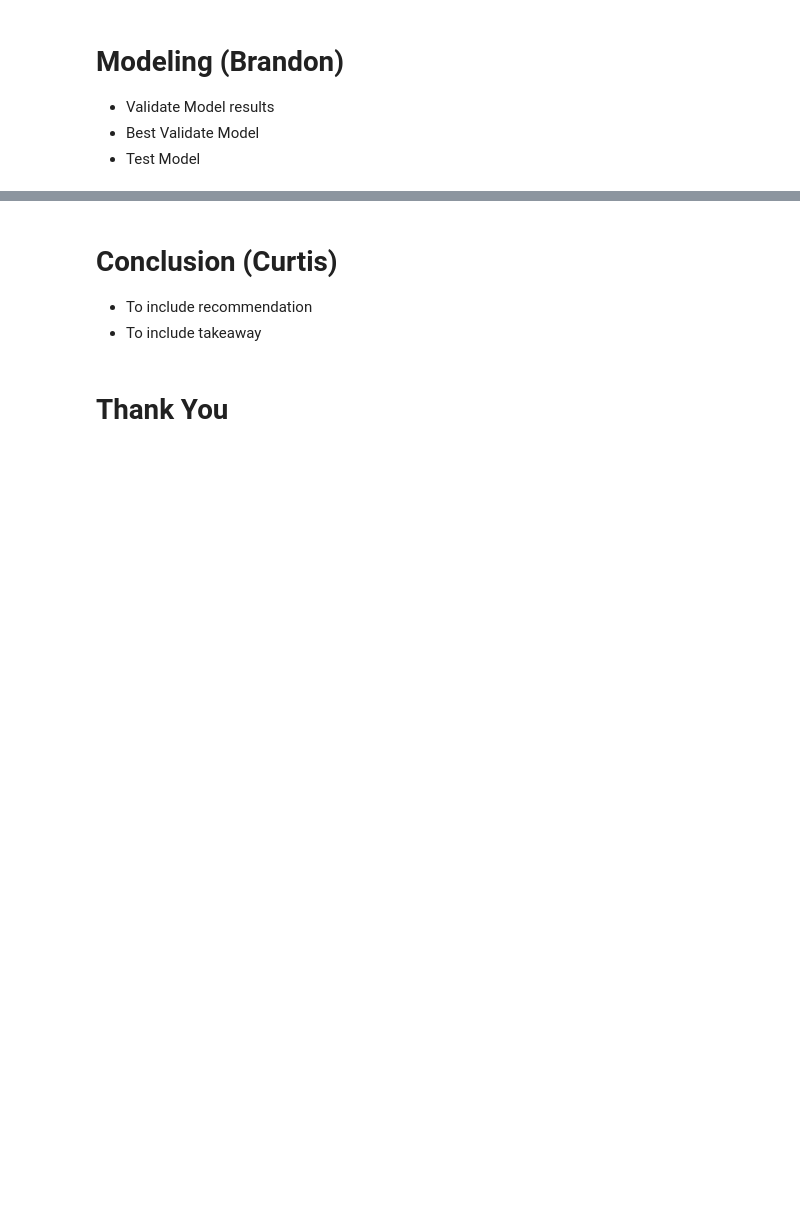
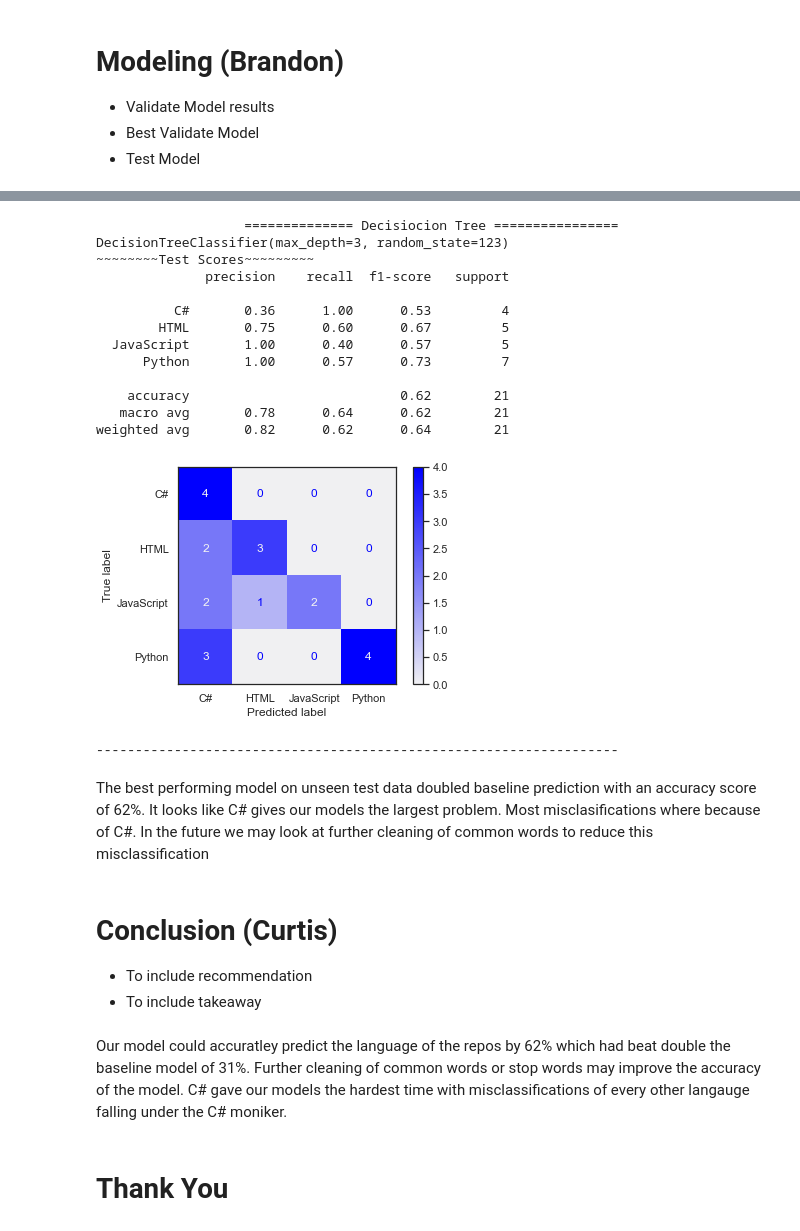
Before and after one commit to codeup-germain/github-code-composition, a Jupyter notebook: final.ipynb, the cells around one changed output, grey strips where cells are left out. Cells and saved outputs as stored; diff of their text form; code cells hidden in the pictures; blank space fills up the shorter version.

Commit message:
added modeling to final notebook

```diff
--- a/final.ipynb
+++ b/final.ipynb
@@ -204,0 +241,8 @@ train, validate, test = prepare(acquire())
+# %%
+# Creating our y train, validate and test
+y_train = train.language
+y_validate = validate.language
+y_test = test.language
+# Creating our x train validate and test using a function that
+# performs count vectorization on stemmed data
+X_train,X_validate,X_test = vectorizer_split('stemmed')
@@ -204,0 +427,22 @@ train, validate, test = prepare(acquire())
+# %%
+# Creating our x train validate and test using a function that
+# performs TFIDF vectorization on lemmatized data
+X_train,X_validate,X_test = tfidf_split('lemmatized')
+# %%
+# Run multiple variations of KNN, Decision Trees, and Random Forest
+# with differing variationds of neighbors, branches, and trees
+# saved those models to the coresponding dataframes so the best
+# performer could be called upon
+tree_models, forest_models,knn_models, tree_df, forest_df, knn_df = run_models()
+
+from sklearn import svm
+
+# make a list of algorithms we want to try for our models
+model_list = [MultinomialNB(), LinearSVC(), tree_models[tree_df.validate_accuracy.idxmax()], forest_models[forest_df.validate_accuracy.idxmax()], knn_models[knn_df.validate_accuracy.idxmax()], LogisticRegression(), svm.SVC(C= 2, decision_function_shape='ovo')]
+
+# name the models
+model_names = ['Naive_Bayes_lemmatized_TFIDF', 'SVC_lemmatized_TFIDF', 'Decision_tree_lemmatized_TFIDF', 'Random_forest_lemmatized_TFIDF', 'KNN_lemmatized_TFIDF', 'Log_reg_lemmatized_TFIDF','SVC_OVO_lemmatized_TFIDF']
+
+# Run the models
+for model, name in zip(model_list, model_names):
+    score_df = test_a_model(X_train, y_train, X_validate, y_validate, model, name, score_df)
@@ -205,7 +475,31 @@ train, validate, test = prepare(acquire())
+# %%
+# Running the test on unseen data and creating a confusion matrix
+class_names = ['C#', 'HTML', 'JavaScript','Python' ]
+make_models_and_print_metrics_test_data(tree_models[tree_df.validate_accuracy.idxmax()], 'Decisiocion Tree', X_train, y_train, X_test, y_test, class_names)
+# %% [output]
+                   ============== Decisiocion Tree ================
+DecisionTreeClassifier(max_depth=3, random_state=123)
+~~~~~~~~Test Scores~~~~~~~~~
+              precision    recall  f1-score   support
+
+          C#       0.36      1.00      0.53         4
+        HTML       0.75      0.60      0.67         5
+  JavaScript       1.00      0.40      0.57         5
+      Python       1.00      0.57      0.73         7
+
+    accuracy                           0.62        21
+   macro avg       0.78      0.64      0.62        21
+weighted avg       0.82      0.62      0.64        21
+[figure, added]
+-------------------------------------------------------------------
+# %% [markdown]
+The best performing model on unseen test data doubled baseline prediction with an accuracy score of 62%. It looks like C# gives our models the largest problem. Most misclasifications where because of C#. In the future we may look at further cleaning of common words to reduce this misclassification
 # %% [markdown]
 # Conclusion (Curtis)
 
 - To include recommendation
 - To include takeaway
+# %% [markdown]
+Our model could accuratley predict the language of the repos by 62% which had beat double the baseline model of 31%. Further cleaning of common words or stop words may improve the accuracy of the model. C# gave our models the hardest time with misclassifications of every other langauge falling under the C# moniker.
 # %% [markdown]
 # Thank You
```
Also changed, not shown: parts of 18 cells of this notebook.
